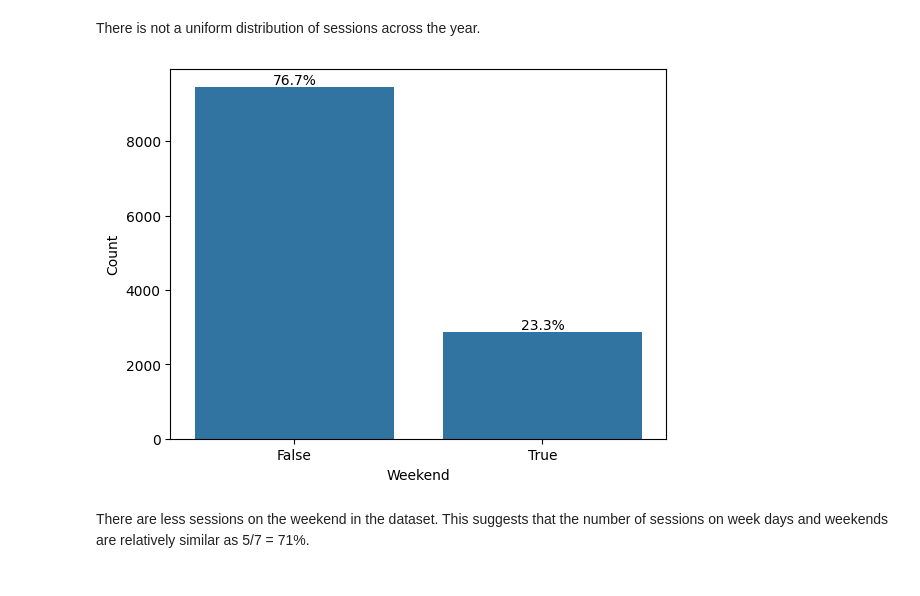
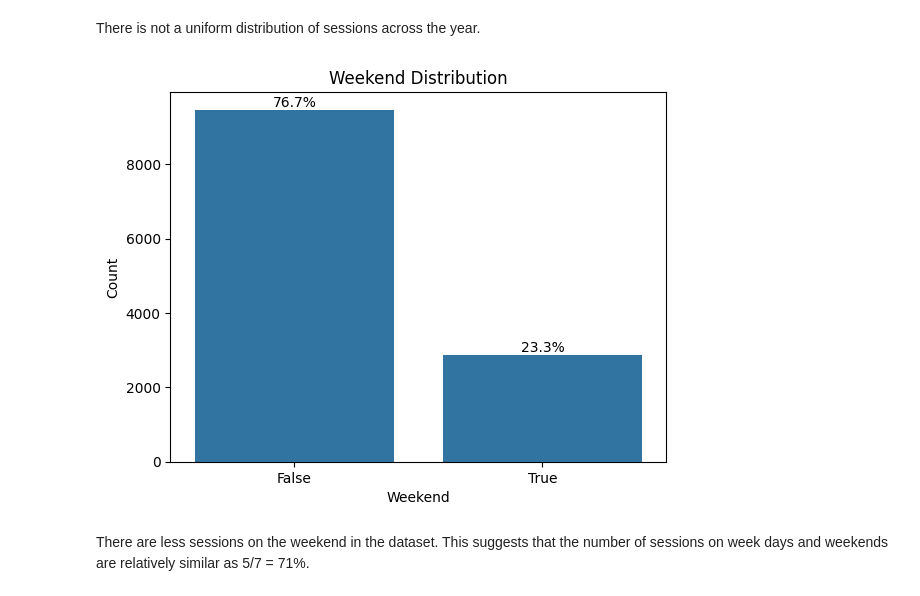
Before and after one commit to AlexWimpory/learning_from_data_cw, a Jupyter notebook: assignment.ipynb, the cells around one changed output. Drawn from its saved outputs; the diff is of its cells as text; code cells hidden in the pictures.

```diff
--- a/assignment.ipynb
+++ b/assignment.ipynb
@@ -90,5 +90,5 @@ The column which indicates if there was a purchase in the session is called 'Rev
 # %%
-def plot_bar(data, column):
+def plot_bar(data, column, title):
     total = len(data)
 
     fig, ax = plt.subplots()
@@ -96,6 +96,7 @@ def plot_bar(data, column):
     sns.countplot(x=column, data=data, ax=ax)
     ax.set_xlabel(column)
     ax.set_ylabel('Count')
+    plt.title(title)
 
     # add annotations
     for c in ax.containers:
@@ -265,9 +266,9 @@ plot_bar(data, 'Month')
 There is not a uniform distribution of sessions across the year.
 # %%
 # plot distribution for weekend
-plot_bar(data, 'Weekend')
+plot_bar(data, 'Weekend', 'Weekend Distribution')
 # %% [output]
-[figure, old version]
+[figure, new version]
 # %% [markdown]
 There are less sessions on the weekend in the dataset.  This suggests that the number of sessions on week days and weekends are relatively similar as 5/7 = 71%.
 # %% [markdown]
```
Also changed, not shown: parts of 15 cells of this notebook.
